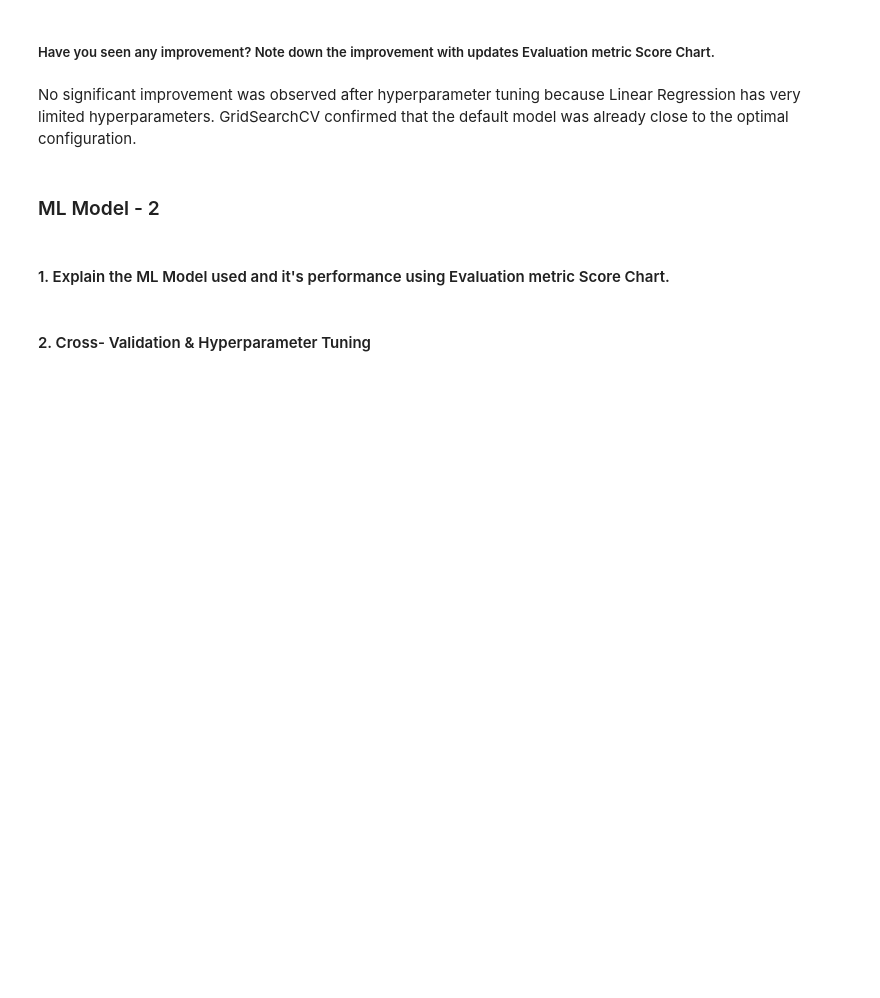
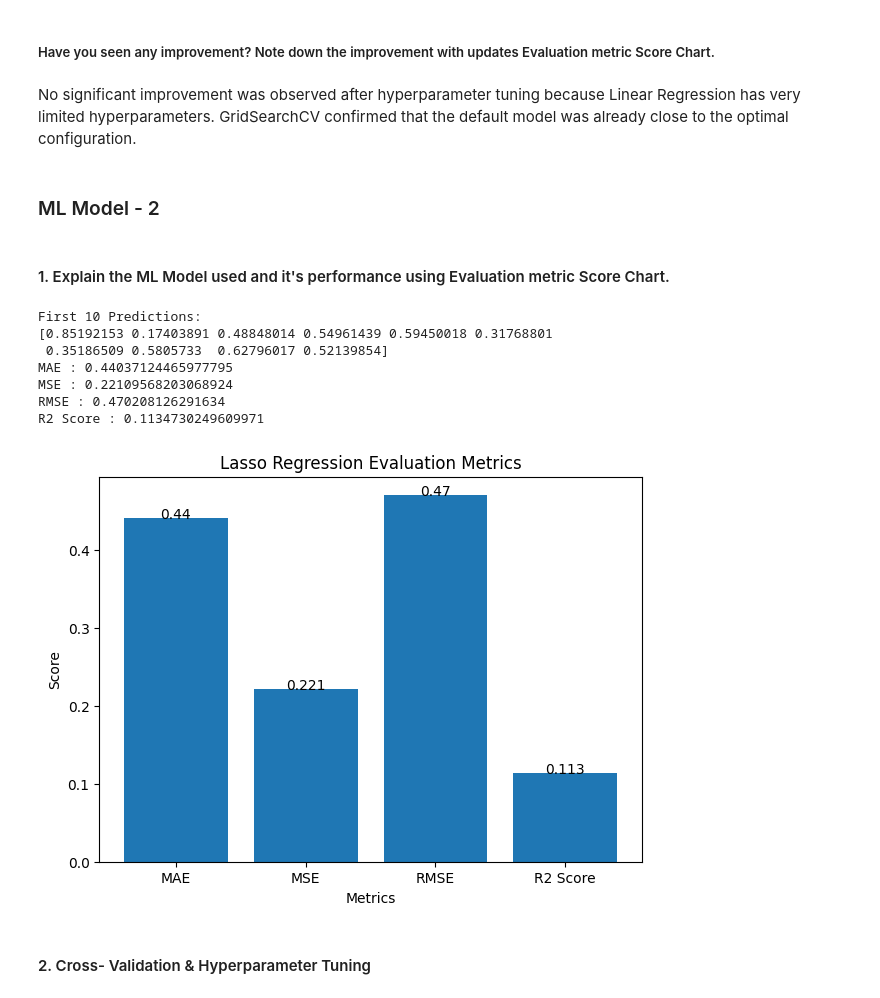
Before and after one commit to niharikaBargujar/Heart_disease_prediction, a Jupyter notebook: Heart_disease_prediction.ipynb, the cells around one changed output. Drawn from its saved outputs; the diff is of its cells as text; code cells hidden in the pictures; blank space fills up the shorter version.

```diff
--- a/Heart_disease_prediction.ipynb
+++ b/Heart_disease_prediction.ipynb
@@ -1156,2 +1156,57 @@ No significant improvement was observed after hyperparameter tuning because Line
+# %%
+# Visualizing evaluation Metric Score chart
+
+from sklearn.linear_model import Lasso
+
+# Create Lasso Model
+lasso_model = Lasso(alpha=1.0)
+
+# Fit the Algorithm
+lasso_model.fit(X_train, y_train)
+
+# Predict on Test Data
+y_pred_lasso = lasso_model.predict(X_test)
+
+print("First 10 Predictions:")
+print(y_pred_lasso[:10])
+
+
+from sklearn.metrics import mean_absolute_error, mean_squared_error, r2_score
+
+mae_lasso = mean_absolute_error(y_test, y_pred_lasso)
+mse_lasso = mean_squared_error(y_test, y_pred_lasso)
+rmse_lasso = np.sqrt(mse_lasso)
+r2_lasso = r2_score(y_test, y_pred_lasso)
+
+print("MAE :", mae_lasso)
+print("MSE :", mse_lasso)
+print("RMSE :", rmse_lasso)
+print("R2 Score :", r2_lasso)
+
+
+
+metrics = ['MAE','MSE','RMSE','R2 Score']
+scores = [mae_lasso,mse_lasso,rmse_lasso,r2_lasso]
+
+plt.figure(figsize=(7,5))
+plt.bar(metrics,scores)
+
+plt.title("Lasso Regression Evaluation Metrics")
+plt.xlabel("Metrics")
+plt.ylabel("Score")
+
+for i,v in enumerate(scores):
+    plt.text(i,v,round(v,3),ha='center')
+
+plt.show()
+# %% [output]
+First 10 Predictions:
+[0.85192153 0.17403891 0.48848014 0.54961439 0.59450018 0.31768801
+ 0.35186509 0.5805733  0.62796017 0.52139854]
+MAE : 0.44037124465977795
+MSE : 0.22109568203068924
+RMSE : 0.470208126291634
+R2 Score : 0.1134730249609971
+[figure, added]
 # %% [markdown]
 #### 2. Cross- Validation & Hyperparameter Tuning
```
Also changed, not shown: parts of 30 cells of this notebook.
